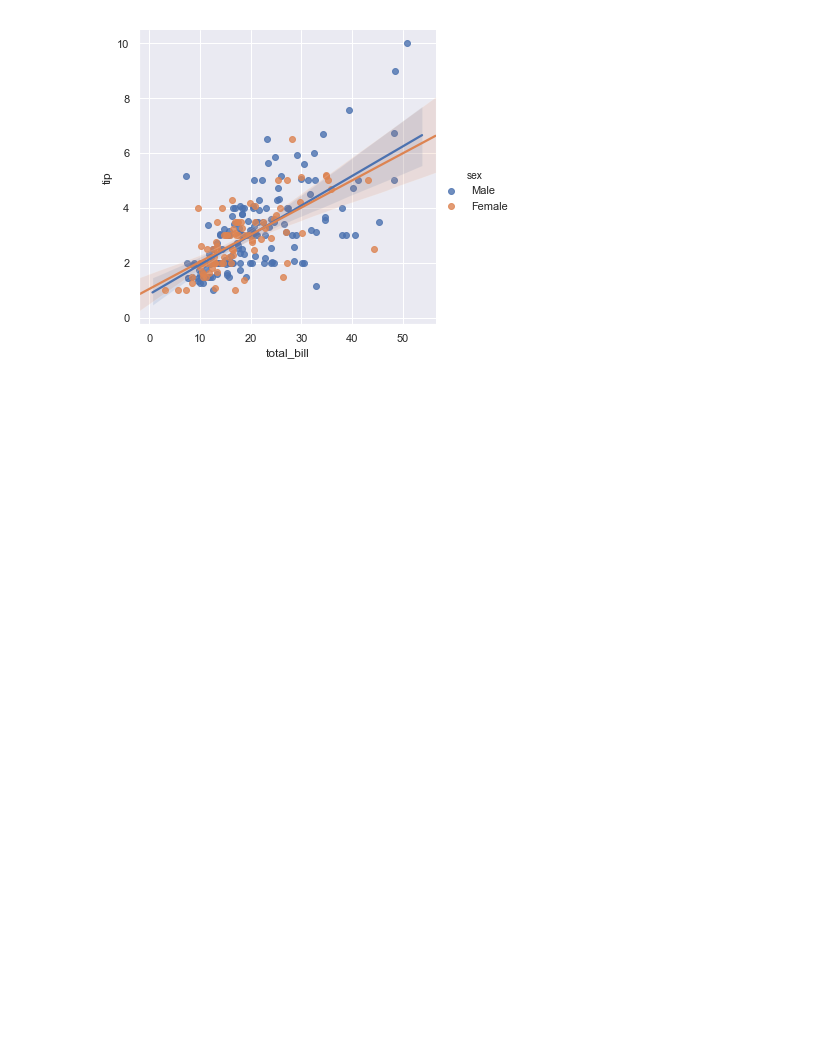
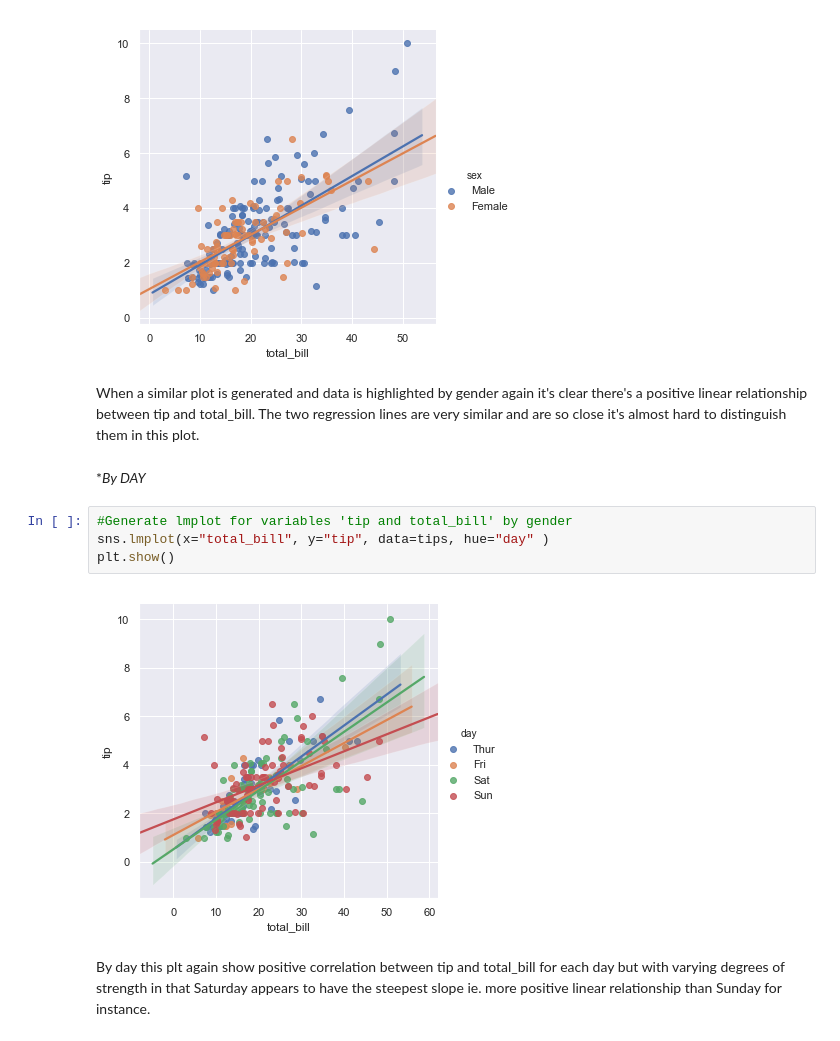
Before and after one commit to edelcorcoran/FDA-Project, a Jupyter notebook: Tips.ipynb, the cells around one changed output. Drawn from its saved outputs; the diff is of its cells as text; blank space fills up the shorter version.

```diff
--- a/Tips.ipynb
+++ b/Tips.ipynb
@@ -862,3 +929,15 @@ sns.lmplot(x="total_bill", y="tip", data=tips, hue="sex" )
 plt.show()
 # %% [output]
 [figure]
+# %% [markdown]
+When a similar plot is generated and data is highlighted by gender again it's clear there's a positive linear relationship between tip and total_bill. The two regression lines are very similar and are so close it's almost hard to distinguish them in this plot.
+# %% [markdown]
+**By DAY*
+# %%
+#Generate lmplot for variables 'tip and total_bill' by gender
+sns.lmplot(x="total_bill", y="tip", data=tips, hue="day" )
+plt.show()
+# %% [output]
+[figure, added]
+# %% [markdown]
+By day this plt again show positive correlation between tip and total_bill for each day but with varying degrees of strength in that Saturday appears to have the steepest slope ie. more positive linear relationship than Sunday for instance.
```
Also changed, not shown: parts of 25 cells of this notebook.
